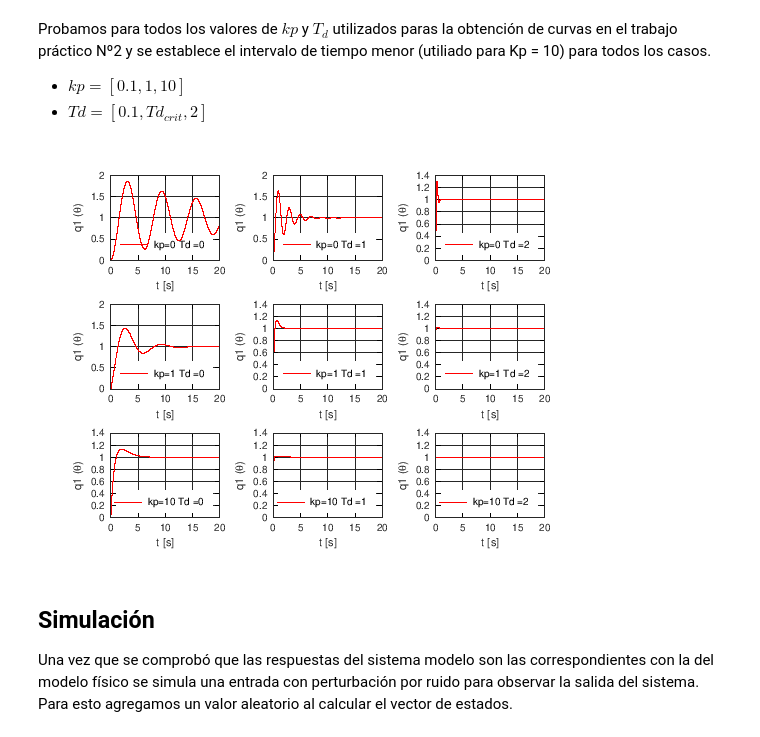
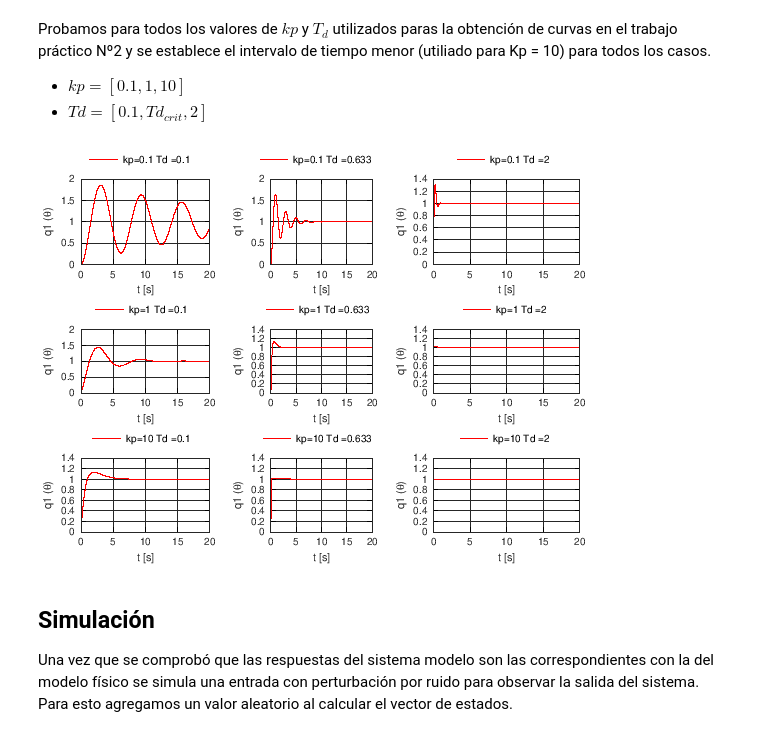
Before and after one commit to matias-dogliani/robotic_repo, a Jupyter notebook: Tp4/Tp4.ipynb, the cells around one changed output. Drawn from its saved outputs; the diff is of its cells as text; code cells hidden in the pictures.

```diff
--- a/Tp4/Tp4.ipynb
+++ b/Tp4/Tp4.ipynb
@@ -361,35 +361,35 @@ ts = 0:dt:T-dt;       % Vector de tiempos discretos
 kp =[0.1,1,10];
 Titad = ones(1, N);
 Td =[0.1, 0.633,2];
 
 %Ajustamos la longitud de los vectores
 A = [1, dt; 0, 1];
 B = [0; dt/J];
 Titad = ones(1, N);
 q = zeros(2, N);
 q0 = [0; 0];
 q(:, 1) = q0;
 
 %Grafico todas las combinaciones
 g= [1 2 3 ; 4 5 6 ; 7 8 9];
 figure;
 for i=1:length(kp)
     for j=1:length(Td)
         q = calcular_estados_pd(A,B,Titad,kp(j),q,dt,N,Td(i));
 
         subplot(length(kp), length(Td),g(i,j))
         plot(ts, q(1, :), 'LineWidth',3, 'color','r');
         grid on; ; xlabel('t [s]'); ylabel('q1 (\theta)')
-        l=legend(strcat("kp= ",int2str(kp(i)), " Td = ",int2str(Td(j)) ), "location", "southeast");
+        l=legend(strcat("kp= ",num2str(kp(i)), " Td = ",num2str(Td(j)) ), "location", "northoutside");
         set(l, "fontsize", 10,'Box','off');
 
     end
     printf("\n")
 end
 %saveas(fig, './img/pd_comparacion.pdf', 'pdf');
 print (1, './img/pd_comparacion.png');
 # %% [output]
-[figure, old version]
+[figure, new version]
 # %% [markdown]
 ## Simulación
 
```
Also changed, not shown: parts of 2 cells of this notebook, 7 other files.
